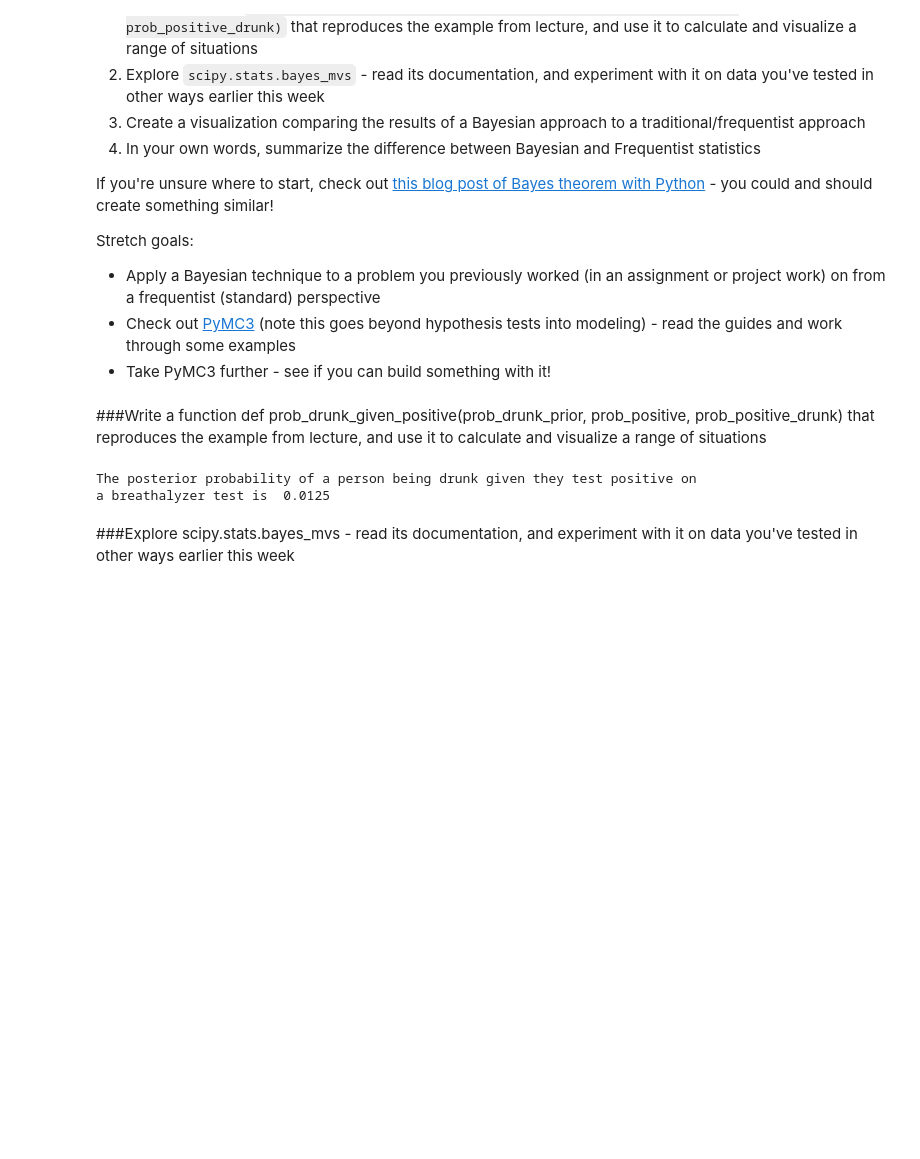
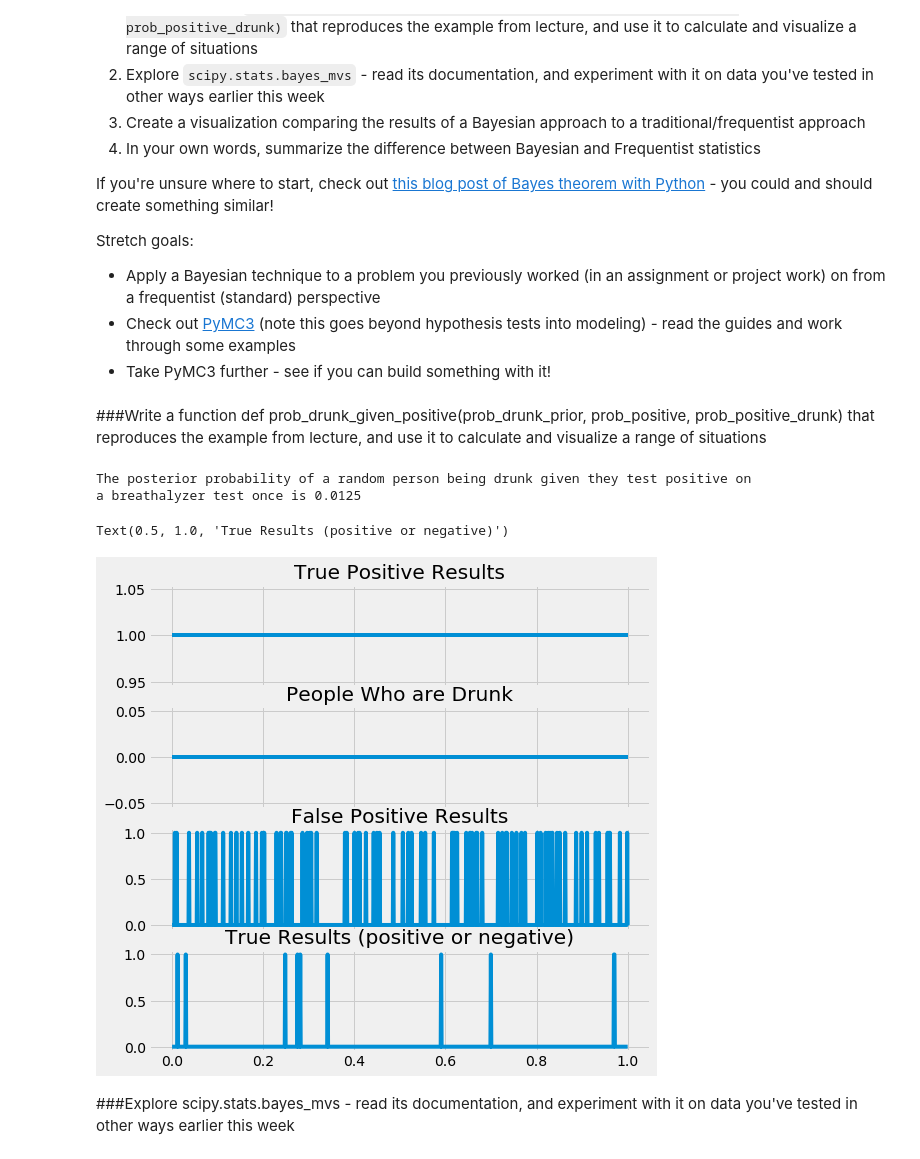
Before and after one commit to AdrianduPlessis/DS-Unit-1-Sprint-3-Statistical-Tests-and-Experiments, a Jupyter notebook: module3-introduction-to-bayesian-inference/LS_DS_133_Introduction_to_Bayesian_Inference.ipynb, the cells around one changed output. Cells and saved outputs as stored; diff of their text form; code cells hidden in the pictures; blank space fills up the shorter version.

```diff
--- a/module3-introduction-to-bayesian-inference/LS_DS_133_Introduction_to_Bayesian_Inference.ipynb
+++ b/module3-introduction-to-bayesian-inference/LS_DS_133_Introduction_to_Bayesian_Inference.ipynb
@@ -228,15 +229,39 @@ np.random.seed(seed=10)
 def prob_drunk_given_positive(prob_drunk_prior, prob_positive, prob_positive_drunk):
   return (prob_positive_drunk * prob_drunk_prior) / prob_positive
 # %%
-drunk_prior = 0.001
-positive = 0.08
-positive_given_drunk = 1
+p_drunk_prior = 0.001
+p_positive = 0.08
+p_positive_given_drunk = 1
 
-posterior_prob = prob_drunk_given_positive(drunk_prior, positive, positive_given_drunk)
-print("The posterior probability of a person being drunk given they test positive on \na breathalyzer test is ", posterior_prob)
+posterior_prob = prob_drunk_given_positive(p_drunk_prior, p_positive, p_positive_given_drunk)
+print("The posterior probability of a random person being drunk given they test positive on \na breathalyzer test once is", posterior_prob)
 # %% [output]
-The posterior probability of a person being drunk given they test positive on
-a breathalyzer test is  0.0125
+The posterior probability of a random person being drunk given they test positive on
+a breathalyzer test once is 0.0125
+# %%
+#Generate Samples
+sample_size = 10000
+
+#this could probably be made into a dataframe
+sample_true_drunk = np.random.binomial(n=1, p=p_drunk_prior, size = sample_size)
+sample_false_pos_tests = np.random.binomial(n=1, p=p_positive, size = sample_size)
+sample_drunk_given_pos = np.random.binomial(n=1, p=posterior_prob, size = sample_size)
+sample_pos_given_drunk = np.random.binomial(n=1, p=p_positive_given_drunk, size = sample_size)
+# %%
+#Plot graphs
+params = np.linspace(0, 1, sample_size)
+fig, axes = plt.subplots(4, 1, sharex=True, figsize=(8,8))
+axes[0].plot(params, sample_pos_given_drunk)
+axes[0].set_title("True Positive Results")
+axes[1].plot(params, sample_true_drunk)
+axes[1].set_title("People Who are Drunk")
+axes[2].plot(params, sample_false_pos_tests)
+axes[2].set_title("False Positive Results")
+axes[3].plot(params, sample_drunk_given_pos)
+axes[3].set_title("True Results (positive or negative)")
+# %% [output]
+Text(0.5, 1.0, 'True Results (positive or negative)')
+[figure, added]
 # %% [markdown]
 ###Explore scipy.stats.bayes_mvs - read its documentation, and experiment with it on data you've tested in other ways earlier this week
 # %% [markdown]
```
Also changed, not shown: parts of 6 cells of this notebook.
